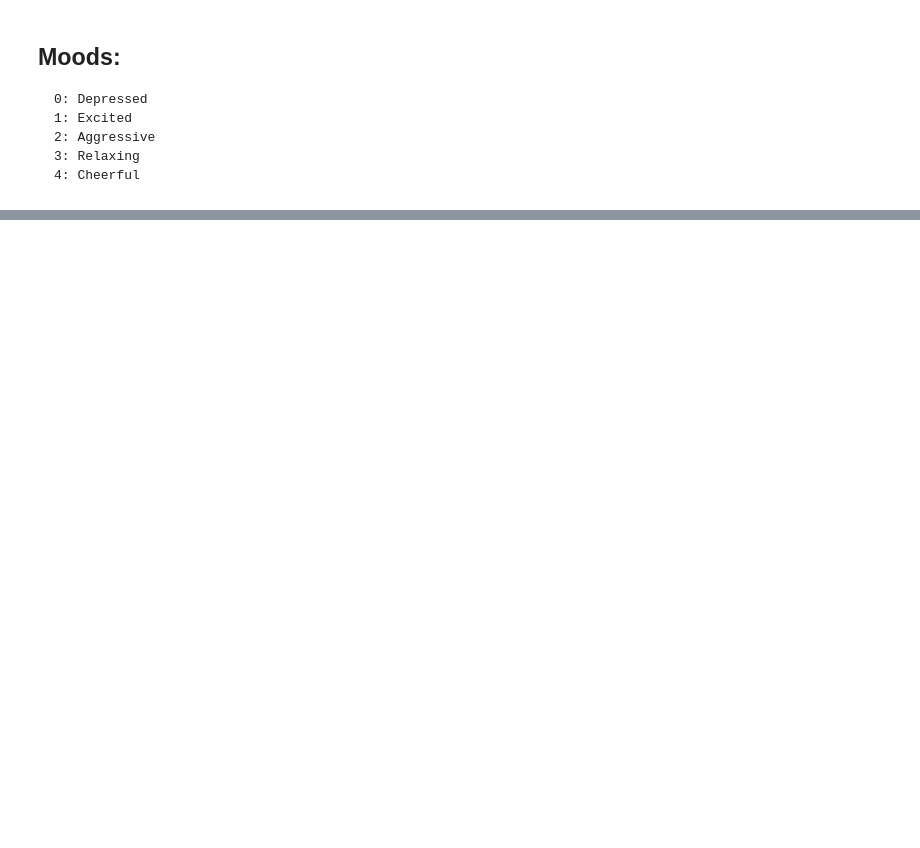
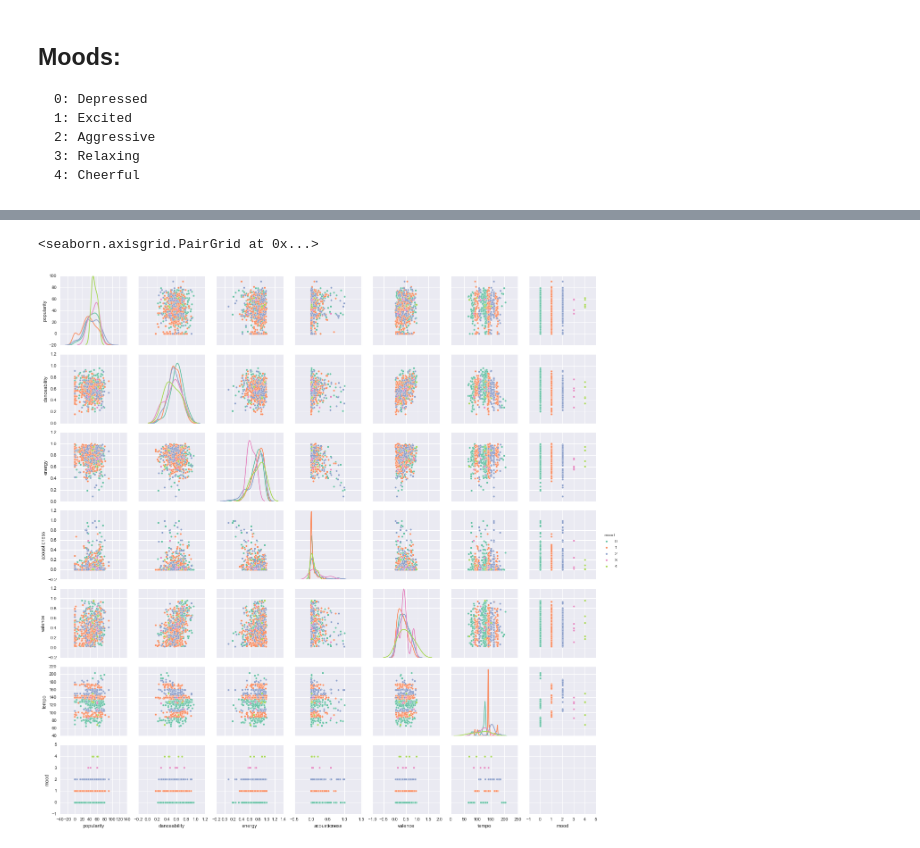
Before and after one commit to chaseWilliams/moodify, a Jupyter notebook: semisup.ipynb, the cells around one changed output, grey strips where cells are left out. Saved outputs shown, nothing was run; the diff lists cells and outputs as text; code cells hidden in the pictures; blank space fills up the shorter version.

```diff
--- a/semisup.ipynb
+++ b/semisup.ipynb
@@ -145,0 +142,5 @@ propagated_df[ propagated_df['mood'] == 2]
+# %%
+sns.pairplot(new_df, hue="mood", palette="Set2", diag_kind="kde", size=2.5)
+# %% [output]
+<seaborn.axisgrid.PairGrid at 0x...>
+[figure, added]
```
Also changed, not shown: parts of 19 cells of this notebook.
